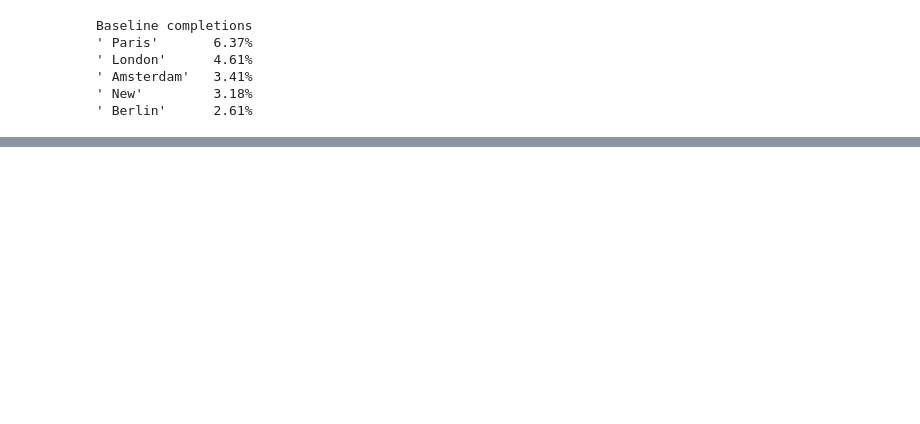
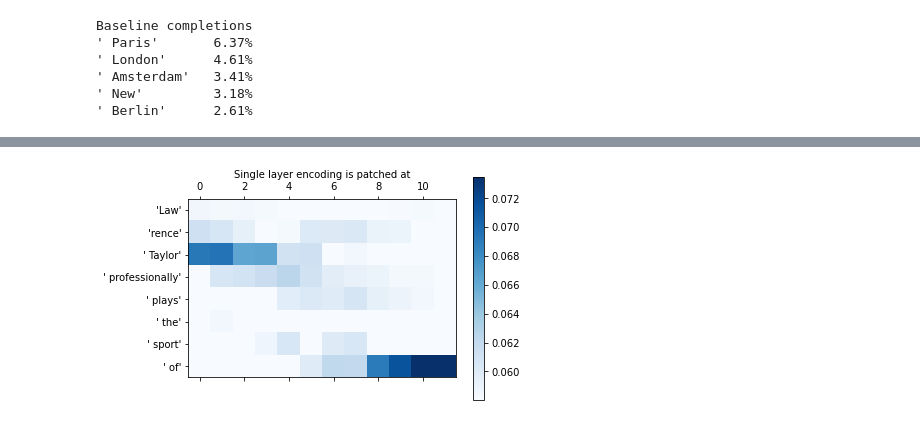
Before and after one commit to NixGD/rome-replication, a Jupyter notebook: initial_exploration.ipynb, the cells around one changed output, grey strips where cells are left out. Saved outputs shown, nothing was run; the diff lists cells and outputs as text; code cells hidden in the pictures; blank space fills up the shorter version.

```diff
--- a/initial_exploration.ipynb
+++ b/initial_exploration.ipynb
@@ -25,17 +73,6 @@ def most_likely(model_out, k=5):
     for i in range(k):
         token = tokenizer.decode(top_ids[i])
         print(f"{repr(token).ljust(15)}{top_probs[i]:.2%}")
-
-with HookHandler() as hh:
-    for i, block in enumerate(gpt.blocks):
-        hh.add_save_activation_hook(block, key=i)
-
-    input_ids = tokenizer.encode("The Eiffel Tower is located in the city of", return_tensors="pt")
-    out = gpt(input_ids)
-    activations = hh.activations
-
-    print("Baseline completions")
-    most_likely(gpt(input_ids))
 # %% [output]
 Baseline completions
 ' Paris'       6.37%
@@ -50,3 +83,9 @@ tokenizer.encode("Paris")
+# %%
+Fact = namedtuple("Fact", ['subject', 'relation', 'object'])
+example_facts = [
+    Fact("Lawrence Taylor", " professionally plays the sport of", " football"),
+    Fact("The Eiffle Tower", " is in the city of", " Paris")
+]
 # %%
 def get_correct_prob(out, correct_id):
     return t.softmax(out.logits[0], dim=-1)[correct_id].item()
@@ -68,44 +107,82 @@ def run_baseline(model, input_ids, correct_id):
         correct_prob = get_correct_prob(logits, correct_id)
         return hh.activations, correct_prob
 
+
 def avg_evaluate(model, input_ids, correct_id, k=5, **kwargs):
     probs = []
     seeds = range(k)
     for seed in seeds:
         t.manual_seed(seed)
-        corrupt_out = model.forward_corrupt_and_patch(
-            input_ids, **kwargs
-        )
+        corrupt_out = model.forward_corrupt_and_patch(input_ids, **kwargs)
         probs.append(get_correct_prob(corrupt_out, correct_id))
-    return sum(probs)/k
+    return sum(probs) / k
 
-def patching(model: GPT2, tokenizer, subject, relation, target):
-    subject_ids = tokenizer.encode(subject, return_tensors="pt")
-    relation_ids = tokenizer.encode(relation, return_tensors="pt")
+
+def patching(
+    model: GPT2, tokenizer, fact: Fact, k=10, noise_std=0.2, plot=True
+):
+    if fact.relation[0] != " ":
+        warnings.warn(f"The fact relation {fact.relation} does not start with a space")
+    if fact.object[0] != " ":
+        warnings.warn(f"The fact object {fact.object} does not start with a space")
+
+    subject_ids = tokenizer.encode(fact.subject, return_tensors="pt").to(device)
+    relation_ids = tokenizer.encode(fact.relation, return_tensors="pt").to(device)
     subj_len = subject_ids.shape[1]
     input_ids = t.cat((subject_ids, relation_ids), dim=1)
-    print_tokenized(input_ids[0])
-    correct_id = tokenizer.encode(target)
-    assert len(correct_id) == 1
+    correct_id = tokenizer.encode(fact.object)
+    if len(correct_id) != 1:
+        warnings.warn(
+            f"The fact object {fact.object} is {len(correct_id)} tokens long, only using first token"
+        )
     correct_id = correct_id[0]
 
     activations, p_baseline = run_baseline(model, input_ids, correct_id)
 
-    print(p_baseline)
+    corruption = Corruption(subj_len, noise_std)
+    p_corrupted = avg_evaluate(
+        model,
+        input_ids=input_ids,
+        correct_id=correct_id,
+        k=k,
+        corruption=corruption,
+    )
+
+    print(f"Input:")
+    print_tokenized(input_ids[0])
+
+    print(f"\nProb ability of the correct answer ({repr(fact.object)})")
+    print(f"normal gpt: {p_baseline:.2%}")
+    print(f"corrupted:  {p_corrupted:.2%}")
 
     n_layers = len(model.blocks)
     n_tokens = input_ids.shape[1]
     avg_prob = np.zeros((n_tokens, n_layers))
-    for patch_token in range(n_tokens):
+    for token in range(n_tokens):
         for layer in range(n_layers):
-            patch_value = activations[layer][0, patch_token]
+            patch_value = activations[layer][0, token]
+            patch = Patch(token=token, layer=layer, value=patch_value)
             prob = avg_evaluate(
-                model, input_ids=input_ids, correct_id=correct_id, k=3,
-                patch=True, patch_layer=layer, patch_value=patch_value, patch_id=patch_token,
-                corrupt=True, corrupt_up_to=subj_len, corrupt_noise_std=.1
+                model,
+                input_ids=input_ids,
+                correct_id=correct_id,
+                k=k,
+                patch=patch,
+                corruption=corruption,
             )
-            avg_prob[patch_token, layer] = prob
+            avg_prob[token, layer] = prob
+
+    if plot:
+        plt.matshow(avg_prob, vmin=p_corrupted, vmax=p_baseline, cmap="Blues")
+        l = tokenizer.batch_decode([[id] for id in input_ids[0]])
+        plt.yticks(ticks=range(n_tokens), labels=[repr(t) for t in l])
+        plt.xlabel("Single layer encoding is patched at")
+        plt.gca().xaxis.set_label_position("top")
+        plt.colorbar()
     return avg_prob
 
-probs = patching(gpt, tokenizer, "The Eiffel Tower", "is located in the city of", " Paris")
+
+probs = patching(
+    gpt, tokenizer, example_facts[0], k=10
+)
 # %% [output]
@@ -113,0 +195 @@ probs = patching(gpt, tokenizer, "The Eiffel Tower", "is located in the city of"
+[figure, added]
```
Also changed, not shown: parts of 10 cells of this notebook, 1 other file.
